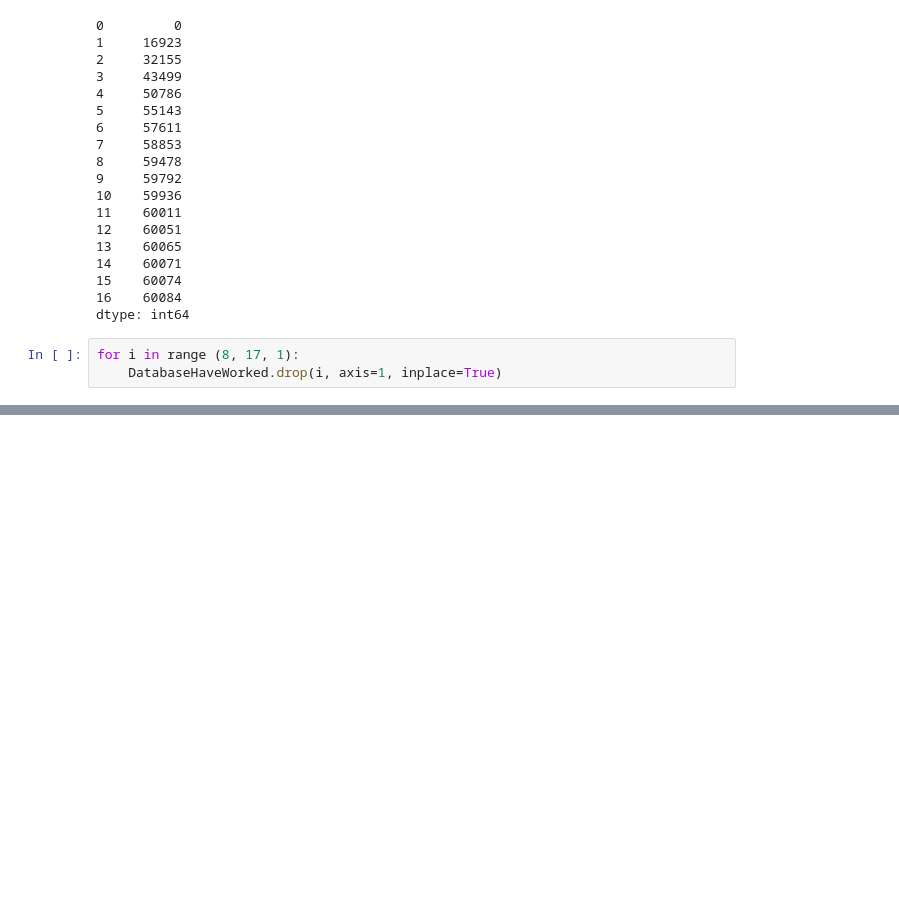
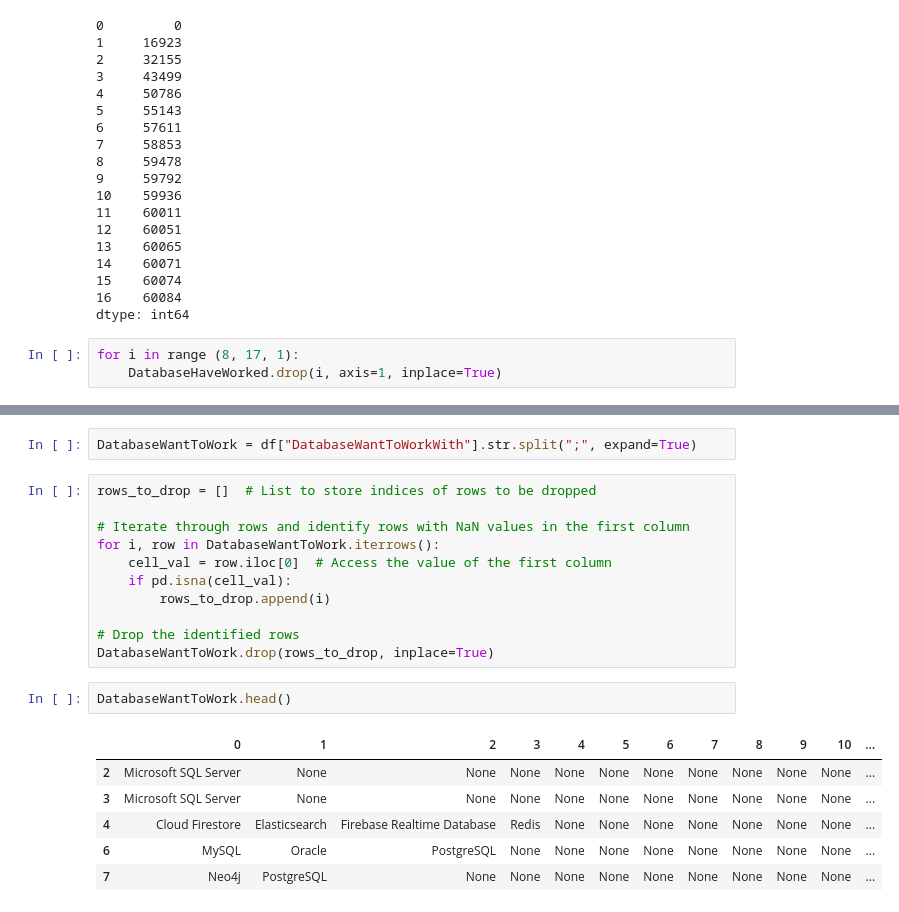
Before and after one commit to Alex-Polishchuk/Stack_overflow-data, a Jupyter notebook: survey_result_explore.ipynb, the cells around one changed output, grey strips where cells are left out. Saved outputs shown, nothing was run; the diff lists cells and outputs as text; blank space fills up the shorter version.

Commit message:
added what databases devs want to learn to use

```diff
--- a/survey_result_explore.ipynb
+++ b/survey_result_explore.ipynb
@@ -317,0 +327,22 @@ LanguageWantToWork_series.to_csv("DatabasesUsed.csv")
+# %%
+DatabaseWantToWork = df["DatabaseWantToWorkWith"].str.split(";", expand=True)
+# %%
+rows_to_drop = []  # List to store indices of rows to be dropped
+
+# Iterate through rows and identify rows with NaN values in the first column
+for i, row in DatabaseWantToWork.iterrows():
+    cell_val = row.iloc[0]  # Access the value of the first column
+    if pd.isna(cell_val):
+        rows_to_drop.append(i)
+
+# Drop the identified rows
+DatabaseWantToWork.drop(rows_to_drop, inplace=True)
+# %%
+DatabaseWantToWork.head()
+# %% [output]
+|  | 0 | 1 | 2 | 3 | 4 | 5 | 6 | 7 | 8 | 9 | 10 | ... |
+| 2 | Microsoft SQL Server | None | None | None | None | None | None | None | None | None | None | ... |
+| 3 | Microsoft SQL Server | None | None | None | None | None | None | None | None | None | None | ... |
+| 4 | Cloud Firestore | Elasticsearch | Firebase Realtime Database | Redis | None | None | None | None | None | None | None | ... |
+| 6 | MySQL | Oracle | PostgreSQL | None | None | None | None | None | None | None | None | ... |
+| 7 | Neo4j | PostgreSQL | None | None | None | None | None | None | None | None | None | ... |
```
Also changed, not shown: parts of 5 cells of this notebook, 1 other file.
